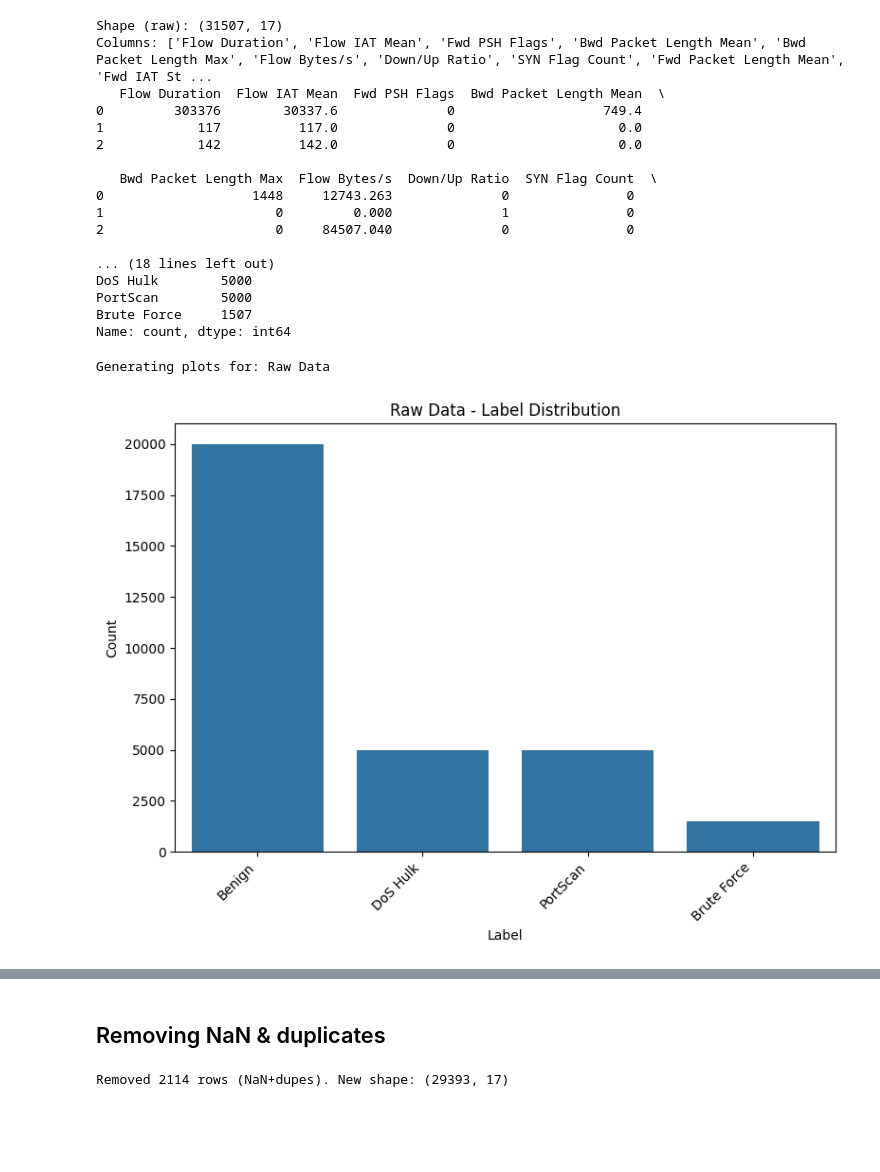
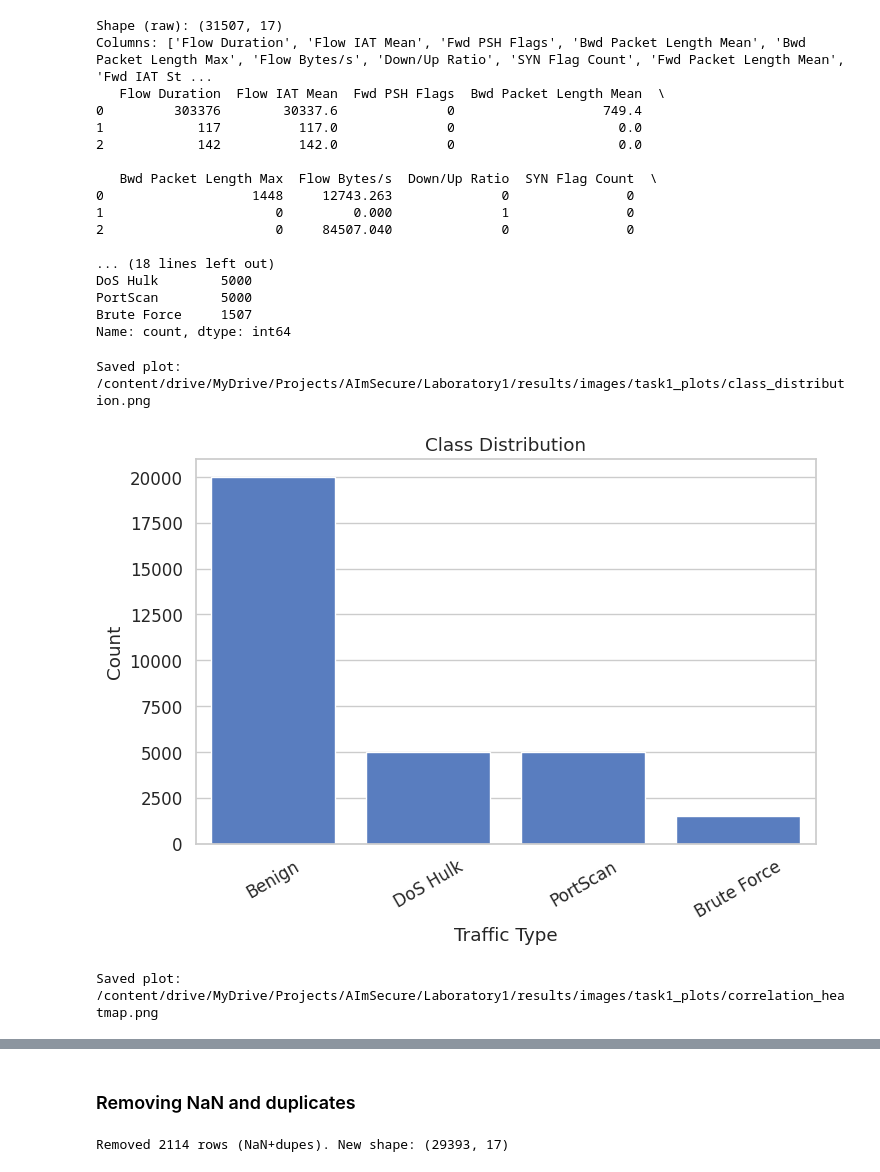
Before and after one commit to AImSecure/Laboratory1, a Jupyter notebook: lab/notebooks/Lab1_FFNN.ipynb, the cells around one changed output, grey strips where cells are left out. Cells and saved outputs as stored; diff of their text form; code cells hidden in the pictures; blank space fills up the shorter version.

```diff
--- a/lab/notebooks/Lab1_FFNN.ipynb
+++ b/lab/notebooks/Lab1_FFNN.ipynb
@@ -106,6 +114,19 @@ print(f"Data path: {data_path}")
 # %% [output]
 Project path: /content/drive/MyDrive/Projects/AImSecure/Laboratory1/
 Data path: /content/drive/MyDrive/Projects/AImSecure/Laboratory1/data/
+# %%
+# --- Set visual style ---
+sns.set(style="whitegrid", palette="muted", font_scale=1.1)
+
+def save_plot(fig, filename, path="./plots/"):
+    """
+    Saves a Matplotlib figure to a specific path.
+    Automatically creates the directory if it doesn't exist.
+    """
+    os.makedirs(path, exist_ok=True)
+    fig.savefig(os.path.join(path, filename), bbox_inches='tight', dpi=300)
+    # plt.close(fig) # Removed to display plots in notebook
+    print(f"Saved plot: {os.path.join(path, filename)}")
 # %% [markdown]
 ## Task 1 — Data preprocessing
 What we will do:
@@ -188,7 +184,10 @@ def plot_row_counts(raw_count, clean_count, title_prefix, save_dir):
 # %%
 # Load and initial inspection
+SEED = 42
 
-SEED = 42
+# Create directory for plots
+save_dir = results_path + 'images/' + 'task1_plots/'
+os.makedirs(save_dir, exist_ok=True)
 
 # --- Load Dataset ---
 file_path = data_path + 'dataset_lab_1.csv'
@@ -218,9 +217,15 @@ DoS Hulk        5000
 PortScan        5000
 Brute Force     1507
 Name: count, dtype: int64
-# %%
-# Visualize the raw data
-visualize_data(df, "Raw Data", plot_dir)
-# %% [output]
-Generating plots for: Raw Data
-[figure, removed]
+# %%
+# Visualize the raw data
+numeric_features = df.select_dtypes(include=np.number).columns.tolist()
+
+plot_class_distribution(df, save_path=save_dir)
+#plot_missing_values(df, save_path=save_dir)
+#plot_feature_histograms(df, numeric_cols=numeric_features, save_path=save_dir)
+plot_correlation_heatmap(df, save_path=save_dir)
+# %% [output]
+Saved plot: /content/drive/MyDrive/Projects/AImSecure/Laboratory1/results/images/task1_plots/class_distribution.png
+[figure, added]
+Saved plot: /content/drive/MyDrive/Projects/AImSecure/Laboratory1/results/images/task1_plots/correlation_heatmap.png
@@ -227,5 +233,5 @@ Generating plots for: Raw Data
 # %% [markdown]
-## Removing NaN & duplicates
+### Removing NaN and duplicates
 # %%
 # Remove NaN and duplicates
 raw_n = len(df)
```
Also changed, not shown: parts of 17 cells of this notebook.
